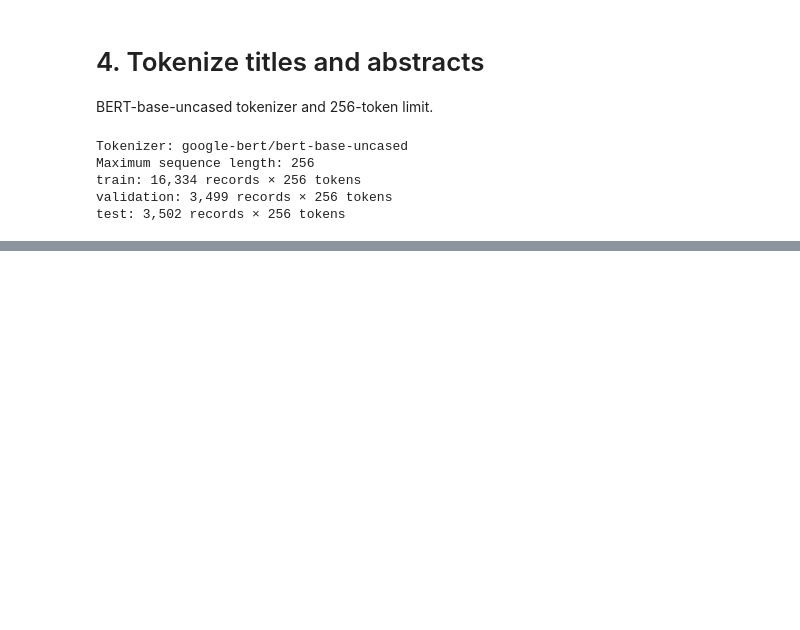
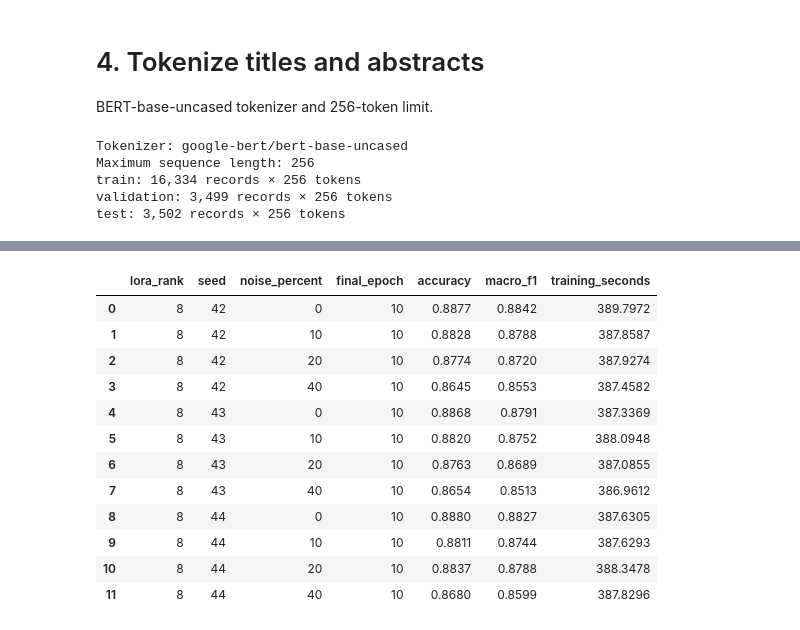
Before and after one commit to CallumGA/MIA5150-Final-Project, a Jupyter notebook: lora.ipynb, the cells around one changed output, grey strips where cells are left out. Saved outputs shown, nothing was run; the diff lists cells and outputs as text; code cells hidden in the pictures; blank space fills up the shorter version.

Commit message:
finish lora run on blackwell server

```diff
--- a/lora.ipynb
+++ b/lora.ipynb
@@ -234,0 +569,42 @@ test: 3,502 records × 256 tokens
+# %%
+check_source_data()
+assert lora_training_config == current_training_config(), "Training settings changed; rerun section 6."
+lora_validation_rows = []
+lora_classification_reports = {}
+lora_validation_predictions = {}
+lora_validation_metadata = {}
+
+for rank in LORA_RANKS:
+    for seed in RANDOM_SEEDS:
+        for noise_percent in NOISE_PERCENTAGES:
+            run_key = (rank, seed, noise_percent)
+            synchronize_gpu()
+            reset_gpu_peak_memory()
+            model, metadata = restore_lora_model(run_key)
+            synchronize_gpu()
+            validation_start = time.perf_counter()
+            metrics = evaluate_lora_model(model, "validation", true_validation_labels)
+            synchronize_gpu()
+            validation_seconds = time.perf_counter() - validation_start
+            lora_validation_predictions[run_key] = metrics["predictions"]
+            lora_classification_reports[run_key] = classification_report(
+                true_validation_labels, metrics["predictions"], labels=CLASS_IDS,
+                target_names=class_names.tolist(), output_dict=True, zero_division=0)
+            lora_validation_metadata[run_key] = {
+                "training_run_id": metadata["training_run_id"], "seconds": validation_seconds,
+                "peak_pytorch_allocated_gib": peak_gpu_memory_gib(),
+            }
+            lora_validation_rows.append({"lora_rank": rank, "seed": seed, "noise_percent": noise_percent,
+                                        "final_epoch": metadata["epoch"], "accuracy": metrics["accuracy"],
+                                        "macro_f1": metrics["macro_f1"],
+                                        "training_seconds": metadata["measurements"]["training_seconds"]})
+            del model
+            gc.collect()
+            if computation_device.type == "cuda":
+                torch.cuda.empty_cache()
+
+lora_validation_results = pd.DataFrame(lora_validation_rows)
+print("Final-epoch validation results (accuracy and macro-F1 on a 0–1 scale):")
+display(lora_validation_results.round(4))
+lora_validation_training_run_id = lora_training_run_id
+# %% [output]
@@ -234,0 +612,13 @@ test: 3,502 records × 256 tokens
+|  | lora_rank | seed | noise_percent | final_epoch | accuracy | macro_f1 | training_seconds |
+| 0 | 8 | 42 | 0 | 10 | 0.8877 | 0.8842 | 389.7972 |
+| 1 | 8 | 42 | 10 | 10 | 0.8828 | 0.8788 | 387.8587 |
+| 2 | 8 | 42 | 20 | 10 | 0.8774 | 0.8720 | 387.9274 |
+| 3 | 8 | 42 | 40 | 10 | 0.8645 | 0.8553 | 387.4582 |
+| 4 | 8 | 43 | 0 | 10 | 0.8868 | 0.8791 | 387.3369 |
+| 5 | 8 | 43 | 10 | 10 | 0.8820 | 0.8752 | 388.0948 |
+| 6 | 8 | 43 | 20 | 10 | 0.8763 | 0.8689 | 387.0855 |
+| 7 | 8 | 43 | 40 | 10 | 0.8654 | 0.8513 | 386.9612 |
+| 8 | 8 | 44 | 0 | 10 | 0.8880 | 0.8827 | 387.6305 |
+| 9 | 8 | 44 | 10 | 10 | 0.8811 | 0.8744 | 387.6293 |
+| 10 | 8 | 44 | 20 | 10 | 0.8837 | 0.8788 | 388.3478 |
+| 11 | 8 | 44 | 40 | 10 | 0.8680 | 0.8599 | 387.8296 |
```
Also changed, not shown: parts of 14 cells of this notebook, 2 other files.
